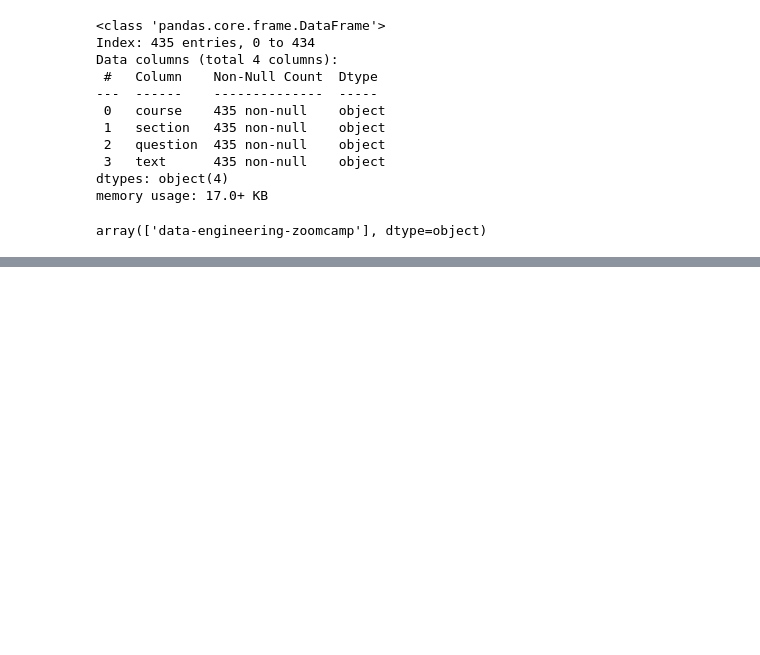
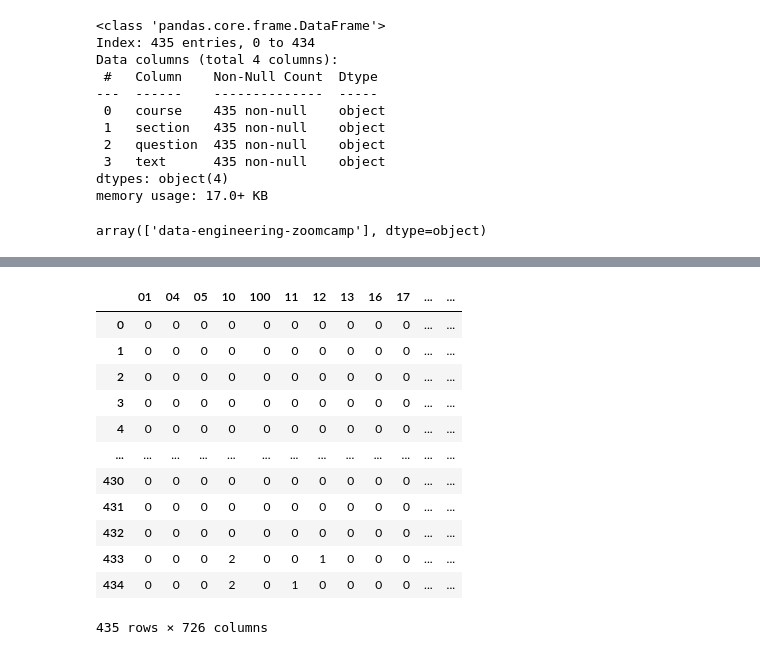
Before and after one commit to endiesworld/LLM-workSpace, a Jupyter notebook: intro/Search-Engine.ipynb, the cells around one changed output, grey strips where cells are left out. Drawn from its saved outputs; the diff is of its cells as text; code cells hidden in the pictures; blank space fills up the shorter version.

Commit message:
feat: Completed text search with countvectorizer and tfvectorizer

```diff
--- a/intro/Search-Engine.ipynb
+++ b/intro/Search-Engine.ipynb
@@ -84,0 +189,22 @@ array(['data-engineering-zoomcamp'], dtype=object)
+# %%
+cv = CountVectorizer(stop_words='english', min_df=5)
+# min_df=5 means we only want to include numbers that have a minimum of 5 appearances in the document
+X_doc = cv.fit_transform(df_data_engr['text'])
+# %%
+names_doc = cv.get_feature_names_out()
+df_docs = pd.DataFrame(X_doc.toarray(), columns=names_doc)
+df_docs
+# %% [output]
+|  | 01 | 04 | 05 | 10 | 100 | 11 | 12 | 13 | 16 | 17 | ... | ... |
+| 0 | 0 | 0 | 0 | 0 | 0 | 0 | 0 | 0 | 0 | 0 | ... | ... |
+| 1 | 0 | 0 | 0 | 0 | 0 | 0 | 0 | 0 | 0 | 0 | ... | ... |
+| 2 | 0 | 0 | 0 | 0 | 0 | 0 | 0 | 0 | 0 | 0 | ... | ... |
+| 3 | 0 | 0 | 0 | 0 | 0 | 0 | 0 | 0 | 0 | 0 | ... | ... |
+| 4 | 0 | 0 | 0 | 0 | 0 | 0 | 0 | 0 | 0 | 0 | ... | ... |
+| ... | ... | ... | ... | ... | ... | ... | ... | ... | ... | ... | ... | ... |
+| 430 | 0 | 0 | 0 | 0 | 0 | 0 | 0 | 0 | 0 | 0 | ... | ... |
+| 431 | 0 | 0 | 0 | 0 | 0 | 0 | 0 | 0 | 0 | 0 | ... | ... |
+| 432 | 0 | 0 | 0 | 0 | 0 | 0 | 0 | 0 | 0 | 0 | ... | ... |
+| 433 | 0 | 0 | 0 | 2 | 0 | 0 | 1 | 0 | 0 | 0 | ... | ... |
+| 434 | 0 | 0 | 0 | 2 | 0 | 1 | 0 | 0 | 0 | 0 | ... | ... |
+435 rows × 726 columns
```
Also changed, not shown: parts of 37 cells of this notebook.
